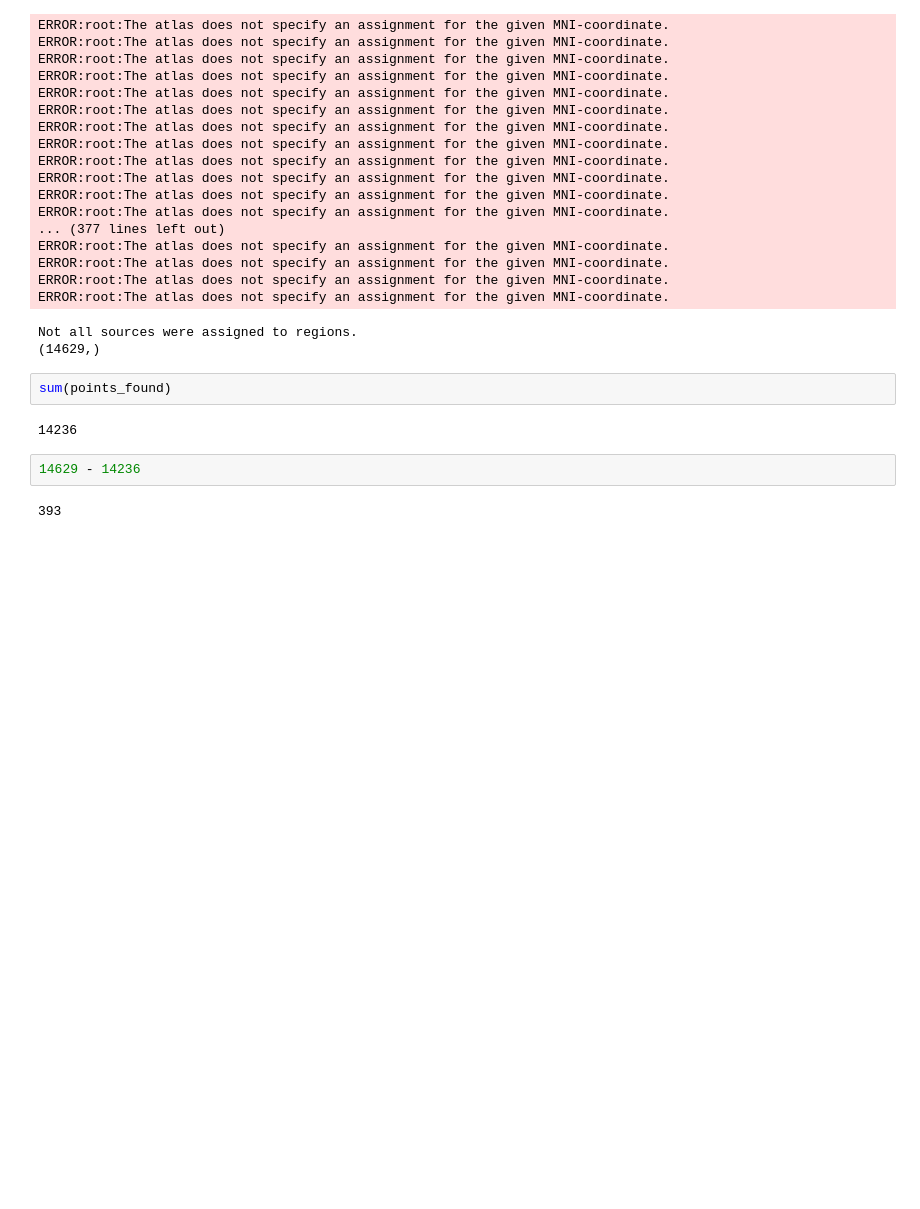
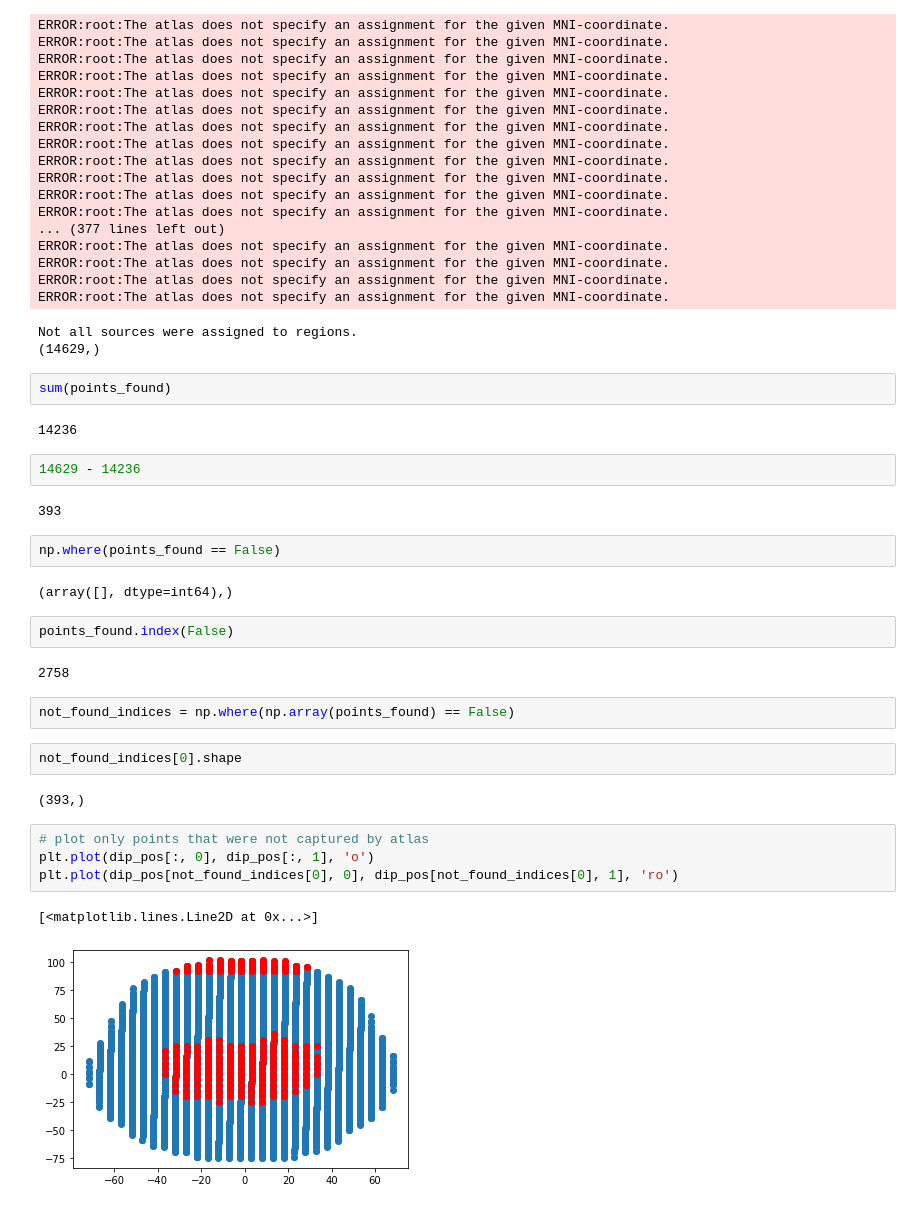
Before and after one commit to lauraflyra/neurolib, a Jupyter notebook: ni_eeg_forward_project/playground_dev/leadfield_downsampling_dev.ipynb, the cells around one changed output. Drawn from its saved outputs; the diff is of its cells as text; blank space fills up the shorter version.

Commit message:
- plot points from fsavg_default_src not-assignable to aal2

```diff
--- a/ni_eeg_forward_project/playground_dev/leadfield_downsampling_dev.ipynb
+++ b/ni_eeg_forward_project/playground_dev/leadfield_downsampling_dev.ipynb
@@ -135,3 +135,24 @@ sum(points_found)
 14629 - 14236
 # %% [output]
 393
+# %%
+np.where(points_found == False)
+# %% [output]
+(array([], dtype=int64),)
+# %%
+points_found.index(False)
+# %% [output]
+2758
+# %%
+not_found_indices = np.where(np.array(points_found) == False)
+# %%
+not_found_indices[0].shape
+# %% [output]
+(393,)
+# %%
+# plot only points that were not captured by atlas
+plt.plot(dip_pos[:, 0], dip_pos[:, 1], 'o')
+plt.plot(dip_pos[not_found_indices[0], 0], dip_pos[not_found_indices[0], 1], 'ro')
+# %% [output]
+[<matplotlib.lines.Line2D at 0x...>]
+[figure, added]
```
Also changed, not shown: parts of 1 cell of this notebook.
